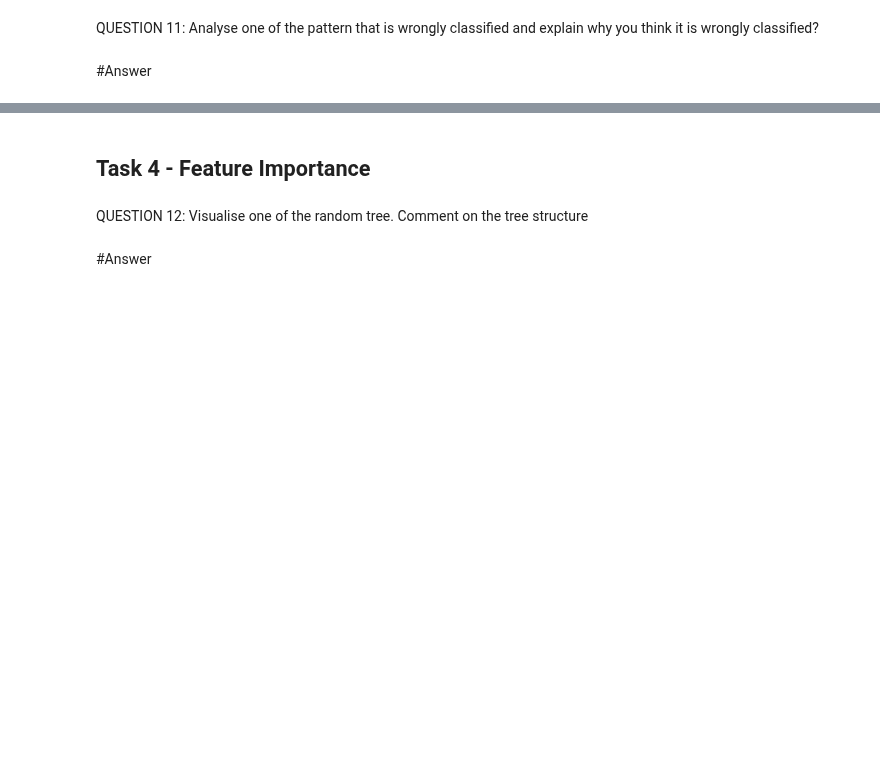
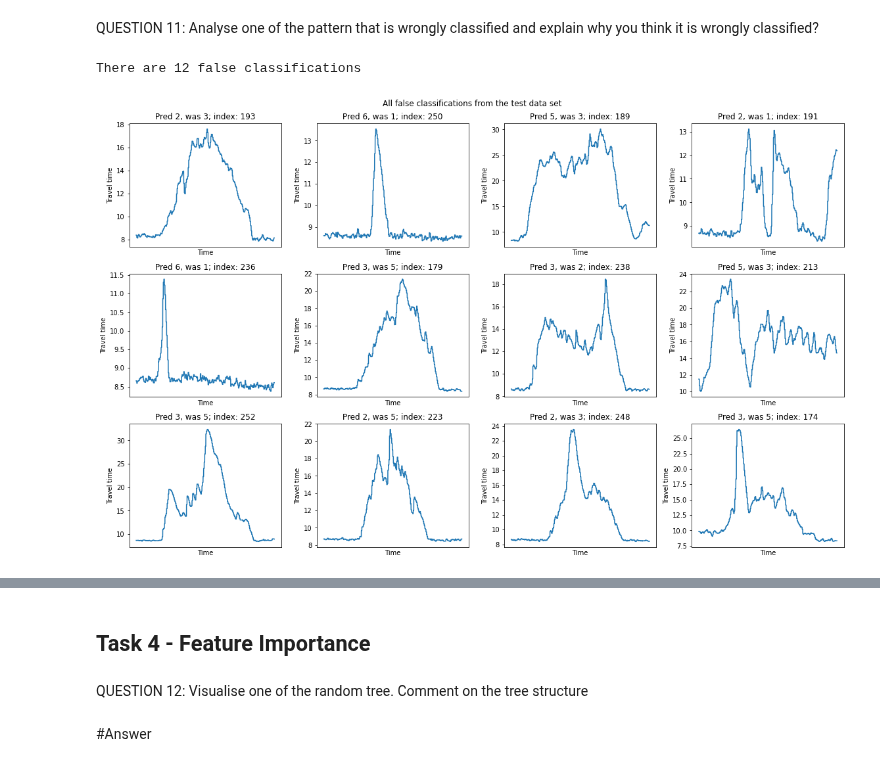
Before and after one commit to tamarvooijs/Applied-Machine-Learning, a Jupyter notebook: Week3/Assignment3_16.ipynb, the cells around one changed output, grey strips where cells are left out. Drawn from its saved outputs; the diff is of its cells as text; code cells hidden in the pictures; blank space fills up the shorter version.

```diff
--- a/Week3/Assignment3_16.ipynb
+++ b/Week3/Assignment3_16.ipynb
@@ -236,10 +239,10 @@ QUESTION 9: Build a random forest classifier for the dataset. Use k-fold validat
 from sklearn.metrics import accuracy_score
 from sklearn.model_selection import KFold
 
-def k_fold_training(X_train, model, verbal=False):
+def k_fold_training(X_train, model, k, verbal=False):
     # Setup the k-fold cross-validation
     CV = KFold()
-    CV.n_splits     = 5     # k
+    CV.n_splits     = k     # k
     CV.shuffle      = True
     CV.random_state = 1
 
@@ -290,7 +300,8 @@ plot_confusion_matrix(clf, X_test, y_test, normalize='true', cmap='Blues', ax=ax
 plt.tight_layout()
 plt.show()
 
-print(classification_report(y_test, clf.predict(X_test)))
+y_pred_test = clf.predict(X_test)
+print(classification_report(y_test, y_pred_test))
 # %% [output]
 [figure]
               precision    recall  f1-score   support
@@ -348,4 +370,26 @@ plt.show()
 # %% [markdown]
 QUESTION 11: Analyse one of the pattern that is wrongly classified and explain why you think it is wrongly classified?
-# %% [markdown]
-#Answer
+# %%
+false_pred_bool = (y_test != y_pred_test)
+false_pred_index = false_pred_bool[false_pred_bool].index.to_list()
+
+num_false = false_pred_bool.sum()
+print(f'There are {num_false} false classifications')
+
+fig, axes = plt.subplots(3, 4, figsize=(16, 10))
+fig.suptitle('All false classifications from the test data set')
+for i, index in enumerate(false_pred_index):
+    class_pred = y_pred_test[false_pred_bool][i].astype(int)
+    class_actu = dataset.loc[index, 'label'].astype(int)
+
+    axes[i%3, i//3].plot(dataset.loc[index, X_var])
+    axes[i%3, i//3].set_xticks([])
+    axes[i%3, i//3].set_xlabel('Time')
+    axes[i%3, i//3].set_ylabel('Travel time')
+    axes[i%3, i//3].set_title(f'Pred {class_pred}, was {class_actu}; index: {index}')
+
+plt.tight_layout()
+plt.show()
+# %% [output]
+There are 12 false classifications
+[figure, added]
```
Also changed, not shown: parts of 25 cells of this notebook.
